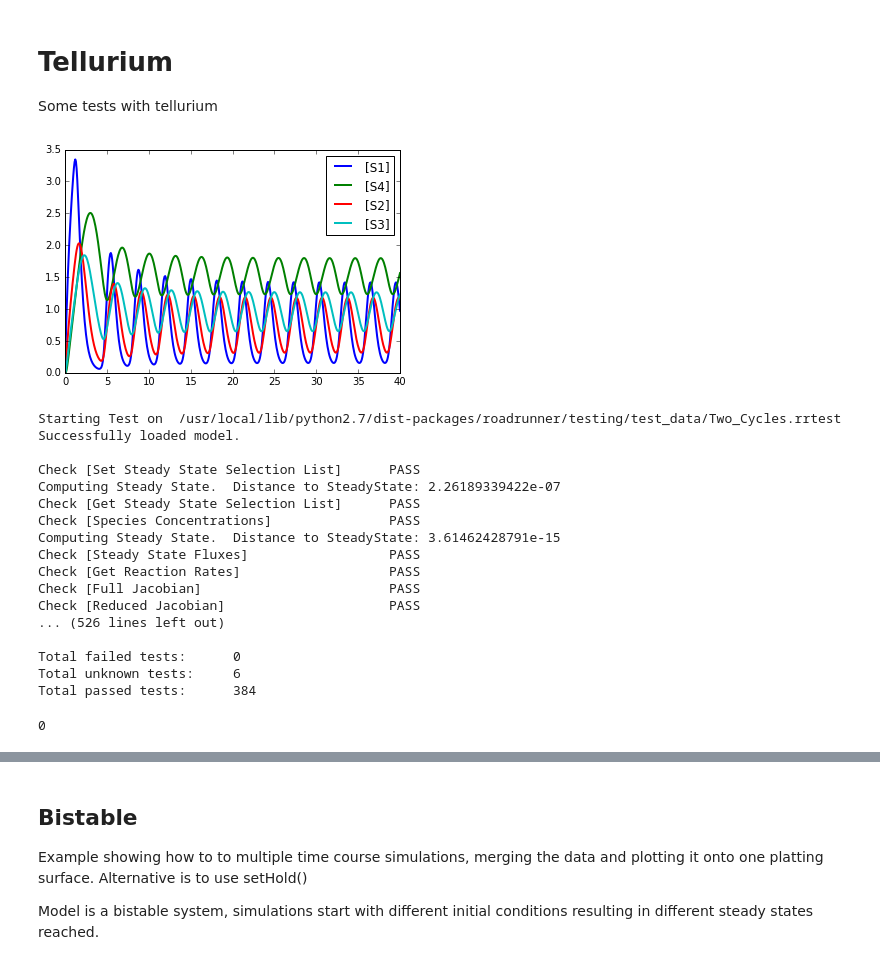
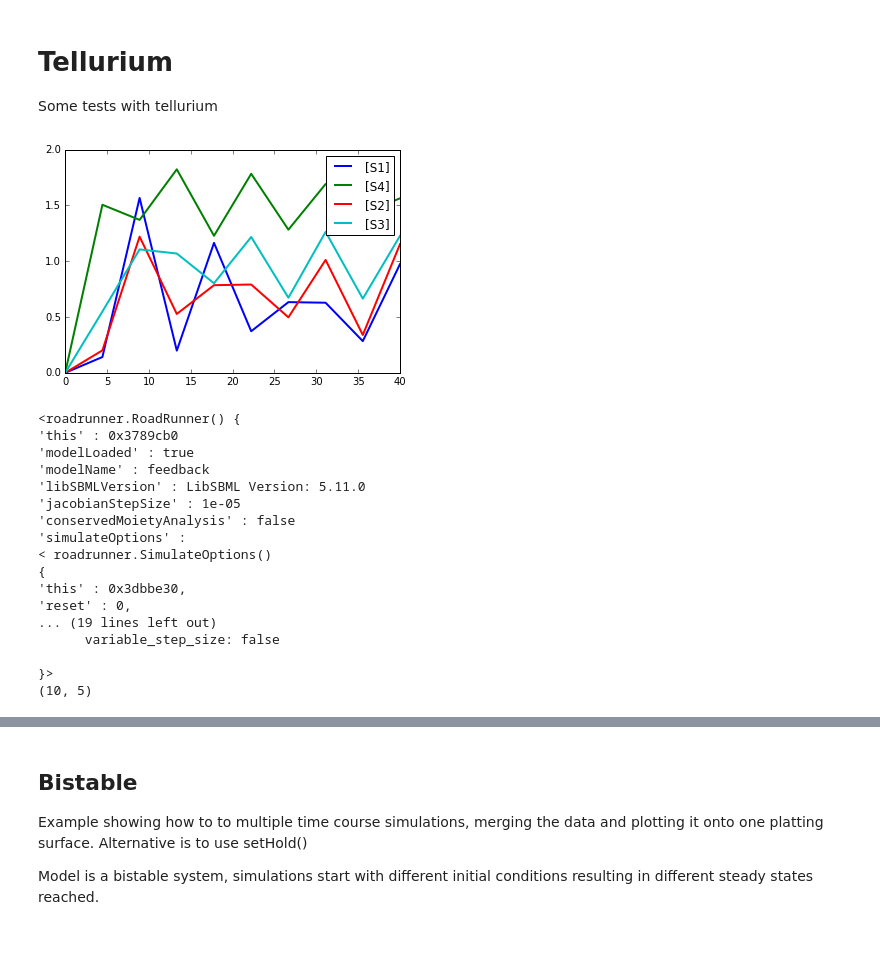
Before and after one commit to jingyayeah/multiscale-galactose, a Jupyter notebook: python/multiscalepy/multiscale/examples/notebook/tellurium.ipynb, the cells around one changed output, grey strips where cells are left out. Drawn from its saved outputs; the diff is of its cells as text; code cells hidden in the pictures.

```diff
--- a/python/multiscalepy/multiscale/examples/notebook/tellurium.ipynb
+++ b/python/multiscalepy/multiscale/examples/notebook/tellurium.ipynb
@@ -4,45 +4,44 @@ Some tests with tellurium
 # %%
 # http://tellurium.analogmachine.org/testing/
 import tellurium as te
 r = te.loada ('''
 model feedback()
    // Reactions:
    J0: $X0 -> S1; (VM1 * (X0 - S1/Keq1))/(1 + X0 + S1 +   S4^h);
    J1: S1 -> S2; (10 * S1 - 2 * S2) / (1 + S1 + S2);
    J2: S2 -> S3; (10 * S2 - 2 * S3) / (1 + S2 + S3);
    J3: S3 -> S4; (10 * S3 - 2 * S4) / (1 + S3 + S4);
    J4: S4 -> $X1; (V4 * S4) / (KS4 + S4);
 
   // Species initializations:
   S1 = 0; S2 = 0; S3 = 0;
   S4 = 0; X0 = 10; X1 = 0;
 
   // Variable initialization:
   VM1 = 10; Keq1 = 10; h = 10; V4 = 2.5; KS4 = 0.5;
 end''')
 
-res = r.simulate(0, 40, 500)
+res = r.simulate(0, 40, 10)
 r.plot()
+print(r)
 
-import roadrunner
-roadrunner.testing.tester.runTester()
+print(res.shape)
 # %% [output]
-[figure, old version]
+[figure, new version]
-Starting Test on  /usr/local/lib/python2.7/dist-packages/roadrunner/testing/test_data/Two_Cycles.rrtest
-Successfully loaded model.
+<roadrunner.RoadRunner() {
+'this' : 0x3789cb0
+'modelLoaded' : true
+'modelName' : feedback
+'libSBMLVersion' : LibSBML Version: 5.11.0
+'jacobianStepSize' : 1e-05
+'conservedMoietyAnalysis' : false
+'simulateOptions' :
+< roadrunner.SimulateOptions()
+{
+'this' : 0x3dbbe30,
+'reset' : 0,
+... (19 lines left out)
+      variable_step_size: false
 
-Check [Set Steady State Selection List]      PASS
-Computing Steady State.  Distance to SteadyState: 2.26189339422e-07
-Check [Get Steady State Selection List]      PASS
-Check [Species Concentrations]               PASS
-Computing Steady State.  Distance to SteadyState: 3.61462428791e-15
-Check [Steady State Fluxes]                  PASS
-Check [Get Reaction Rates]                   PASS
-Check [Full Jacobian]                        PASS
-Check [Reduced Jacobian]                     PASS
-... (526 lines left out)
-
-Total failed tests:      0
-Total unknown tests:     6
-Total passed tests:      384
+}>
+(10, 5)
-0
```
Also changed, not shown: parts of 1 cell of this notebook, 4 other files.
